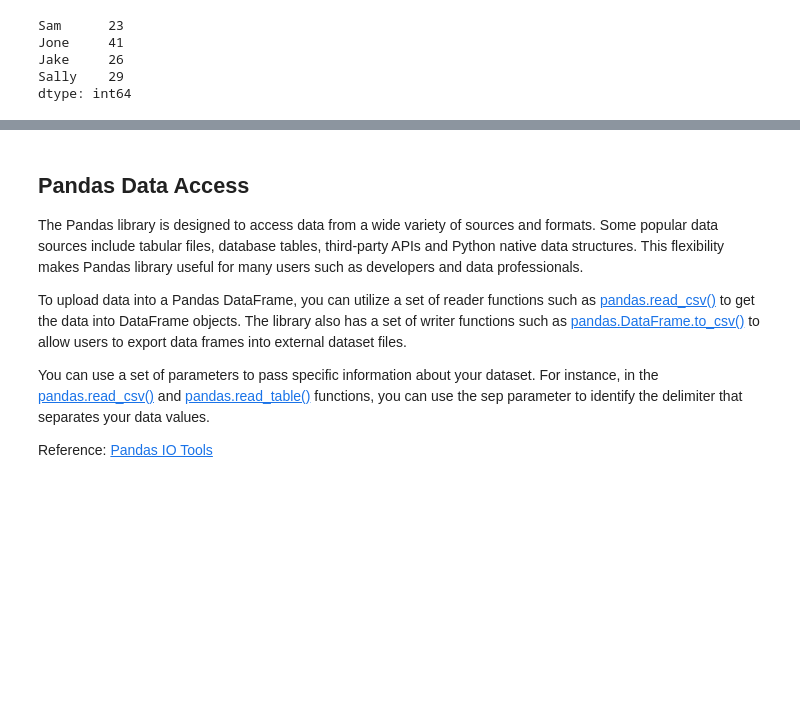
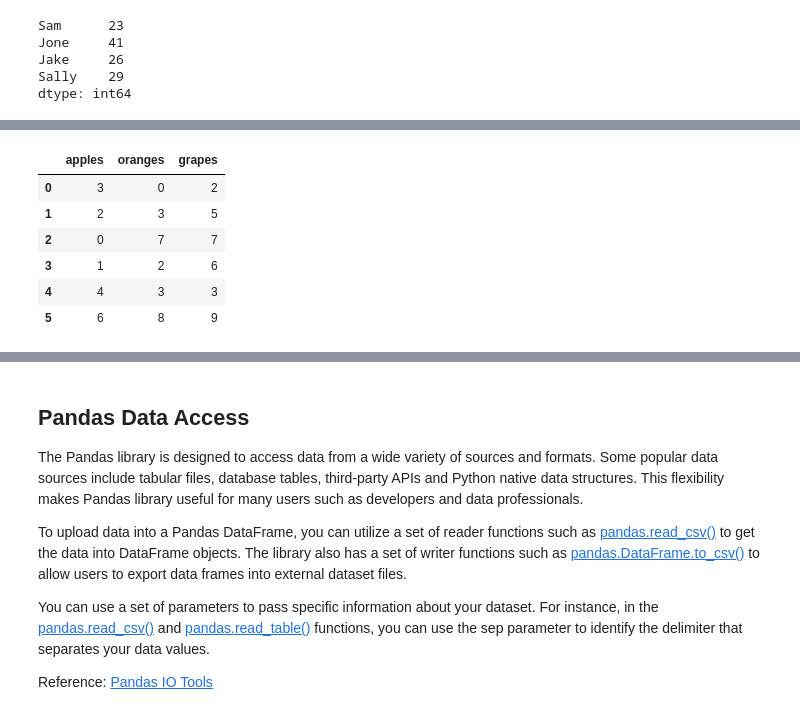
Before and after one commit to itinstructor/JupyterNotebooks, a Jupyter notebook: Notebooks/Python_Data_Science_Primer.ipynb, the cells around one changed output, grey strips where cells are left out. Drawn from its saved outputs; the diff is of its cells as text; code cells hidden in the pictures; blank space fills up the shorter version.

```diff
--- a/Notebooks/Python_Data_Science_Primer.ipynb
+++ b/Notebooks/Python_Data_Science_Primer.ipynb
@@ -699,0 +715,19 @@ dtype: int64
+# %%
+import pandas as pd
+data = {
+    'apples': [3, 2, 0, 1, 4, 6],
+    'oranges': [0, 3, 7, 2, 3, 8],
+    'grapes': [2, 5, 7, 6, 3, 9]
+}
+# Pass dictionary to pandas DataFrame constructor
+purchases = pd.DataFrame(data)
+# Display dataframe
+display(purchases)
+# %% [output]
+|  | apples | oranges | grapes |
+| 0 | 3 | 0 | 2 |
+| 1 | 2 | 3 | 5 |
+| 2 | 0 | 7 | 7 |
+| 3 | 1 | 2 | 6 |
+| 4 | 4 | 3 | 3 |
+| 5 | 6 | 8 | 9 |
```
Also changed, not shown: parts of 18 cells of this notebook.
